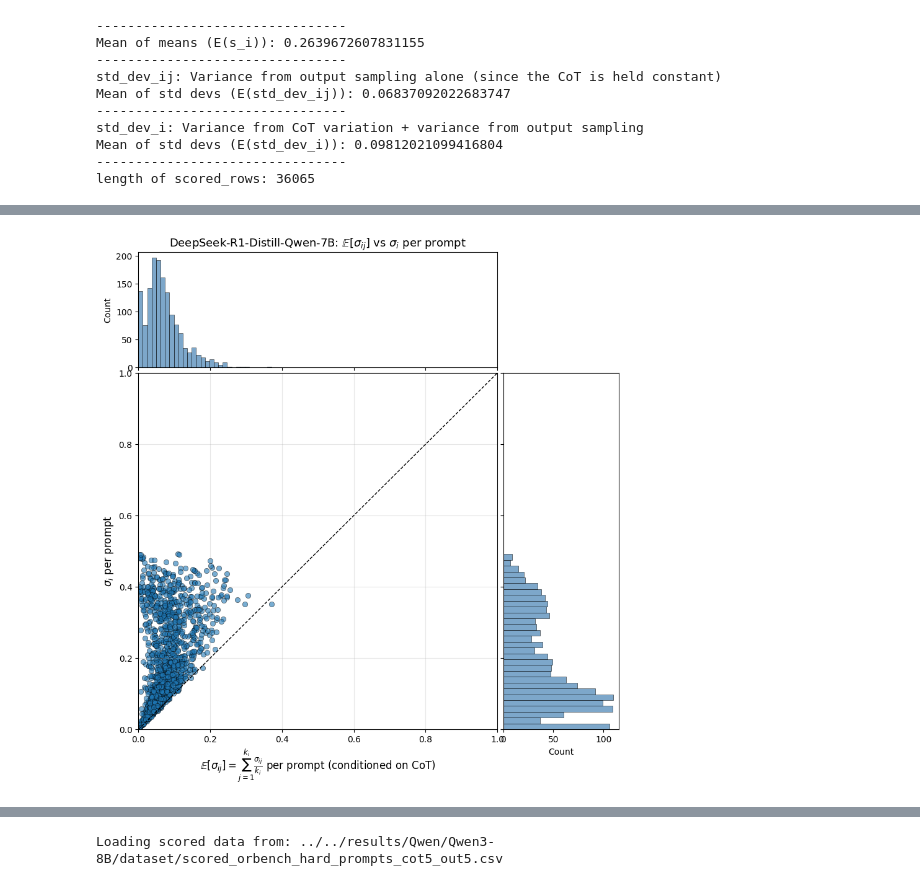
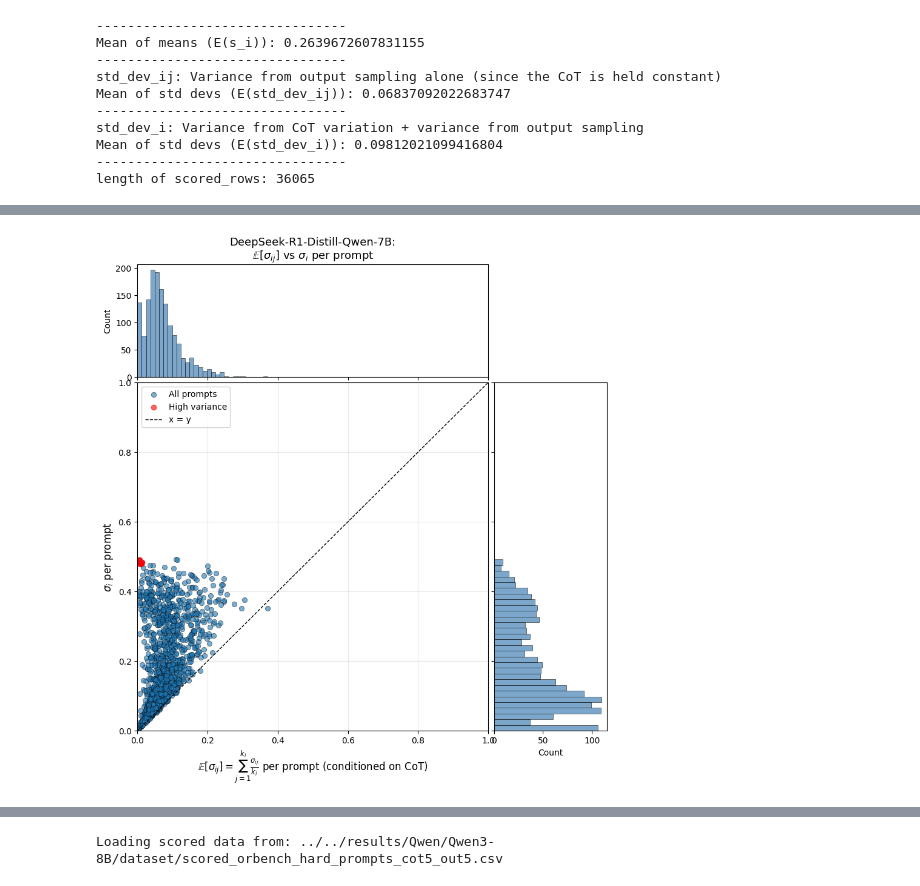
Before and after one commit to kureha-yamaguchi/reasoning-manipulation, a Jupyter notebook: utils/heuristic/compute_stats.ipynb, the cells around one changed output, grey strips where cells are left out. Drawn from its saved outputs; the diff is of its cells as text; code cells hidden in the pictures.

Commit message:
Update stats notebook

```diff
--- a/utils/heuristic/compute_stats.ipynb
+++ b/utils/heuristic/compute_stats.ipynb
@@ -244,18 +314,18 @@ scored_csv = "scored_train_harmful_prompts_cot5_out5.csv"
 
 scored_csv_path = os.path.join(results_dir, model_name, "dataset", scored_csv)
 
-scored_rows = load_scored_csv(scored_csv_path)
-print(f"Total reasoning samples: {len(scored_rows)}")
+scored_rows_deepseek_qwen = load_scored_csv(scored_csv_path)
+print(f"Total reasoning samples: {len(scored_rows_deepseek_qwen)}")
 
 
-means_ij_deepseek_qwen, std_devs_ij_deepseek_qwen = compute_stats_per_prompt_cot(scored_rows)
+means_ij_deepseek_qwen, std_devs_ij_deepseek_qwen = compute_stats_per_prompt_cot(scored_rows_deepseek_qwen)
 # Average per prompt first, then overall average
 per_prompt_avgs_deepseek_qwen = [statistics.mean(sublist) for sublist in std_devs_ij_deepseek_qwen]
 E_sigma_ij_deepseek_qwen = statistics.mean(per_prompt_avgs_deepseek_qwen)
 
 E_sigma_ij_deepseek_qwen_v2 =statistics.mean([item for sublist in std_devs_ij_deepseek_qwen for item in sublist])
 
-means_i_deepseek_qwen, std_devs_i_deepseek_qwen = compute_stats_per_prompt(scored_rows)
+means_i_deepseek_qwen, std_devs_i_deepseek_qwen = compute_stats_per_prompt(scored_rows_deepseek_qwen)
 
 print("--------------------------------")
 print(f"Mean of means (E(s_i)): {statistics.mean(means_i_deepseek_qwen)}")
@@ -269,7 +339,7 @@ print("std_dev_i: Variance from CoT variation + variance from output sampling")
 print(f"Mean of std devs (E(std_dev_i)): {statistics.mean(std_devs_i_deepseek_qwen)}")
 
 print('--------------------------------')
-print(f'length of scored_rows: {len(scored_rows)}')
+print(f'length of scored_rows: {len(scored_rows_deepseek_qwen)}')
 # %% [output]
 Loading scored data from: ../../results/deepseek-ai/DeepSeek-R1-Distill-Qwen-7B/dataset/scored_train_harmful_prompts_cot5_out5.csv
 Loaded 35575 rows
@@ -458,44 +537,9 @@ Statistics Comparison: Reasoning Models vs Non-reasoning Models
 # %%
-from matplotlib.gridspec import GridSpec
-
 model_name = "DeepSeek-R1-Distill-Qwen-7B"
 x_data = per_prompt_avgs_deepseek_qwen
 y_data = std_devs_i_deepseek_qwen
+quadrant_points = find_quadrant(scored_rows_deepseek_qwen, x_threshold=0.02, y_threshold=0.47)
 
-# Create figure with GridSpec for marginal histograms
-fig = plt.figure(figsize=(10, 10))
-gs = GridSpec(4, 4, figure=fig, hspace=0.05, wspace=0.05)
-
-# Main scatter plot
-ax_main = fig.add_subplot(gs[1:4, 0:3])
-ax_main.scatter(x_data, y_data, alpha=0.6, edgecolors='k', linewidths=0.5)
-ax_main.plot([0, 1], [0, 1], 'k--', linewidth=1, label='x = y')
-ax_main.set_xlim(0, 1.0)
-ax_main.set_ylim(0, 1.0)
-ax_main.set_xlabel(r'$\mathbb{E}[\sigma_{ij}]=\sum_{j=1}^{k_i}\frac{\sigma_{ij}}{k_i}$ per prompt (conditioned on CoT)', fontsize=12)
-ax_main.set_ylabel(r'$\sigma_{i}$ per prompt', fontsize=12)
-ax_main.grid(True, alpha=0.3)
-
-# Top histogram (x-axis)
-ax_histx = fig.add_subplot(gs[0, 0:3], sharex=ax_main)
-ax_histx.hist(x_data, bins=30, alpha=0.7, edgecolor='k', linewidth=0.5, color='steelblue')
-ax_histx.set_ylabel('Count', fontsize=10)
-ax_histx.tick_params(axis='x', labelbottom=False)
-ax_histx.set_title(r'DeepSeek-R1-Distill-Qwen-7B: $\mathbb{E}[\sigma_{ij}]$ vs $\sigma_{i}$ per prompt', fontsize=13)
-
-# Right histogram (y-axis)
-ax_histy = fig.add_subplot(gs[1:4, 3], sharey=ax_main)
-ax_histy.hist(y_data, bins=30, alpha=0.7, edgecolor='k', linewidth=0.5, color='steelblue', orientation='horizontal')
-ax_histy.set_xlabel('Count', fontsize=10)
-ax_histy.tick_params(axis='y', labelleft=False)
-
-plt.tight_layout()
-# Create directory if it doesn't exist
-figures_dir = os.path.join("../../figures")
-os.makedirs(figures_dir, exist_ok=True)
-# Sanitize model name for filename (replace slashes with underscores)
-safe_model_name = model_name.replace("/", "_")
-plt.savefig(os.path.join(figures_dir, f"{safe_model_name}_sigma_scatter.png"), dpi=150)
-plt.show()
+plot_scatter(model_name, x_data, y_data, quadrant_points)
 # %% [output]
-[figure, old version]
+[figure, new version]
```
Also changed, not shown: parts of 16 cells of this notebook.
